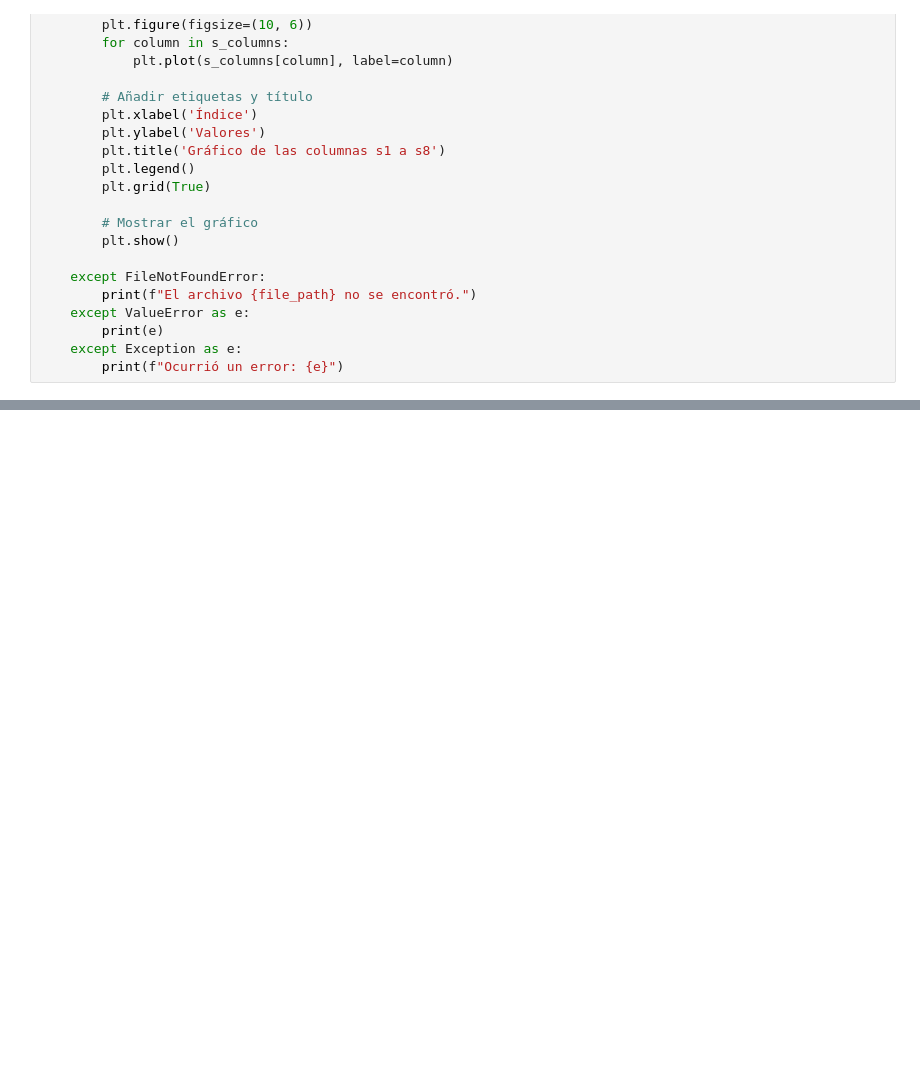
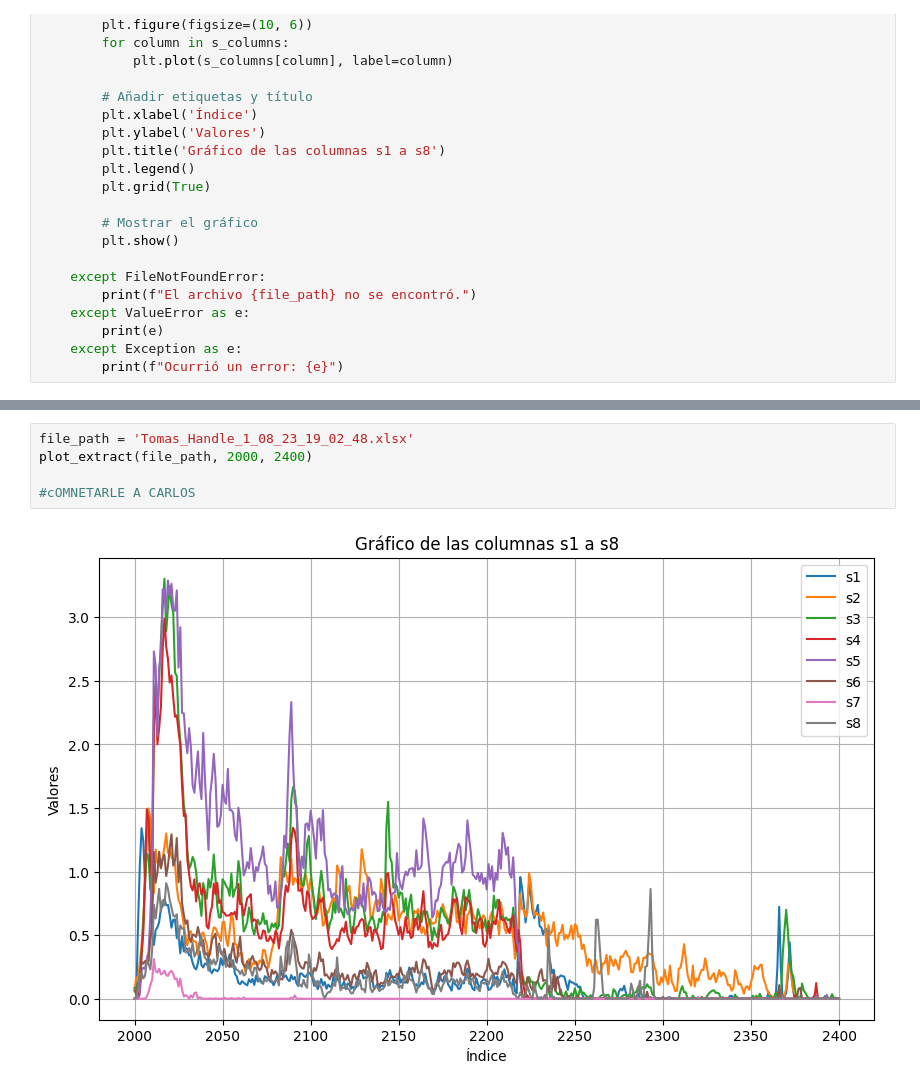
Before and after one commit to Belamir26/Python, a Jupyter notebook: INFINITE/Infinite_Plot.ipynb, the cells around one changed output, grey strips where cells are left out. Cells and saved outputs as stored; diff of their text form; blank space fills up the shorter version.

```diff
--- a/INFINITE/Infinite_Plot.ipynb
+++ b/INFINITE/Infinite_Plot.ipynb
@@ -108 +113,8 @@ def plot_extract(file_path, start, end):
+# %%
+file_path = 'Tomas_Handle_1_08_23_19_02_48.xlsx'
+plot_extract(file_path, 2000, 2400)
+
+#cOMNETARLE A CARLOS
+# %% [output]
+[figure, added]
 # %%
```
Also changed, not shown: parts of 3 cells of this notebook, 4 other files.
